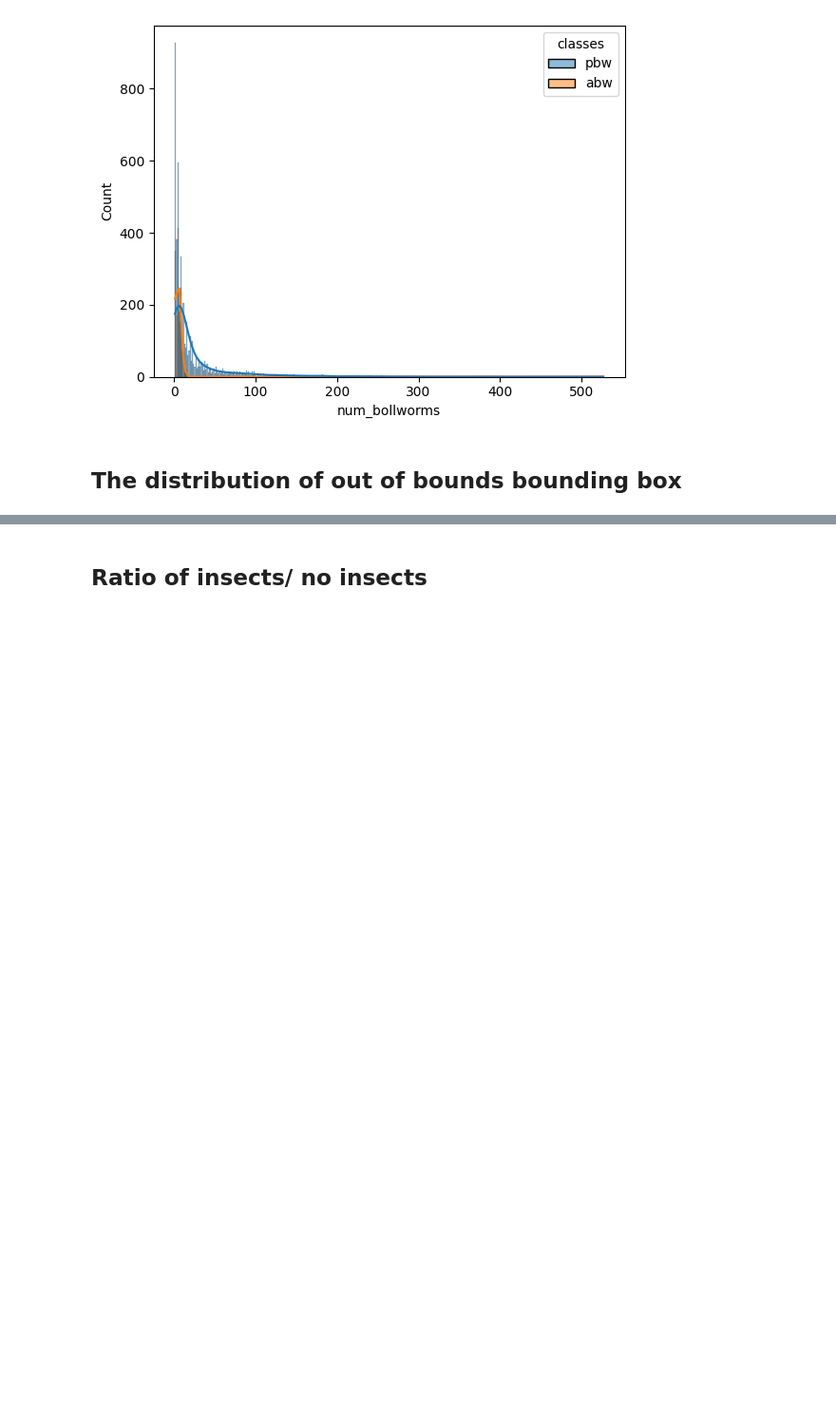
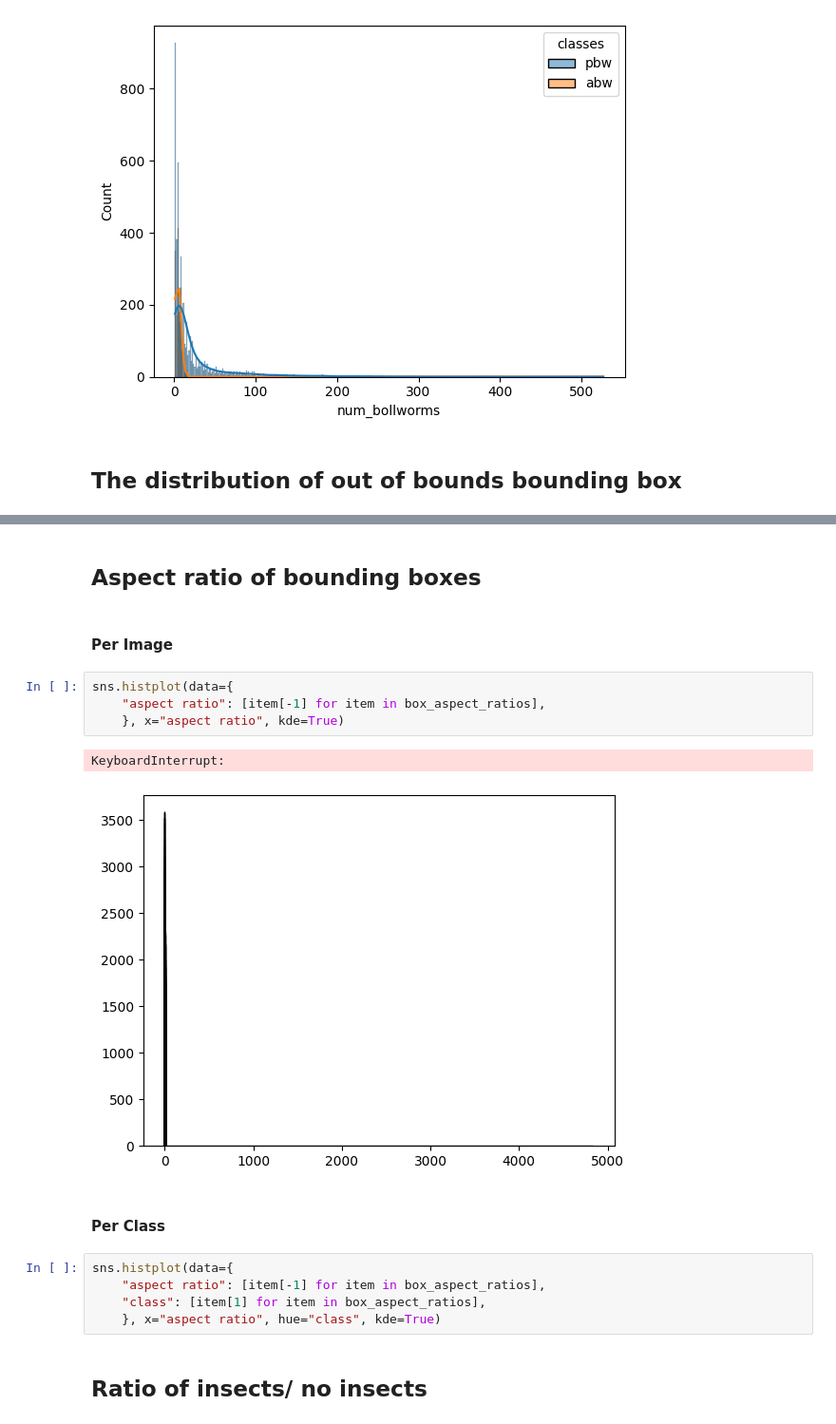
Before and after one commit to ArnolFokam/bollworm-counting-challenge, a Jupyter notebook: notebooks/dae.ipynb, the cells around one changed output, grey strips where cells are left out. Shown: that part at 95% size. Cells and saved outputs as stored; diff of their text form; blank space fills up the shorter version.

```diff
--- a/notebooks/dae.ipynb
+++ b/notebooks/dae.ipynb
@@ -168,3 +223,21 @@ Out bonds 19
+# %% [markdown]
+## Aspect ratio of bounding boxes
+# %% [markdown]
+#### Per Image
+# %%
+sns.histplot(data={
+    "aspect ratio": [item[-1] for item in box_aspect_ratios],
+    }, x="aspect ratio", kde=True)
+# %% [output]
+KeyboardInterrupt:
+[figure, added]
+# %% [markdown]
+#### Per Class
+# %%
+sns.histplot(data={
+    "aspect ratio": [item[-1] for item in box_aspect_ratios],
+    "class": [item[1] for item in box_aspect_ratios],
+    }, x="aspect ratio", hue="class", kde=True)
 # %% [markdown]
 ## Ratio of insects/ no insects
 # %%
```
Also changed, not shown: parts of 10 cells of this notebook.
